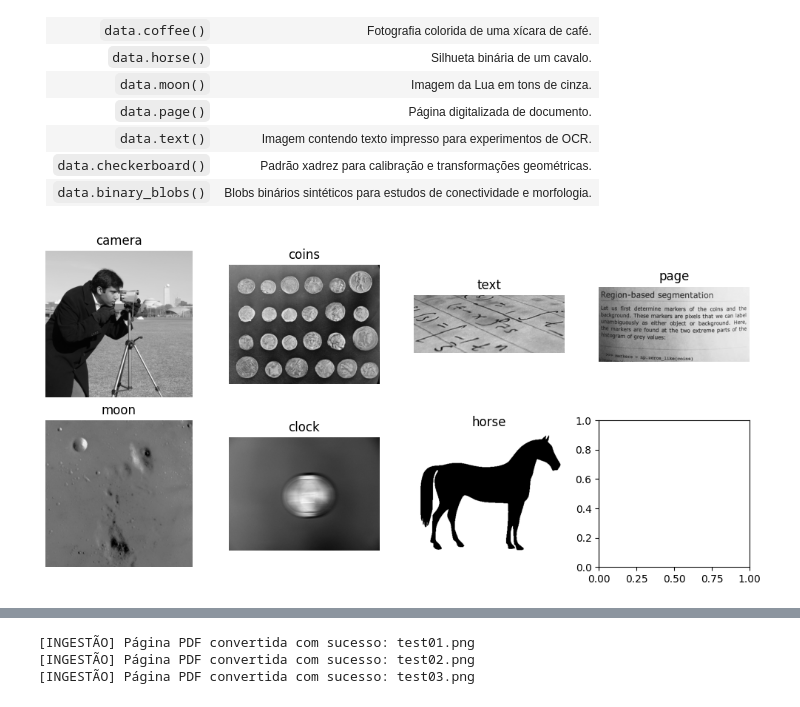
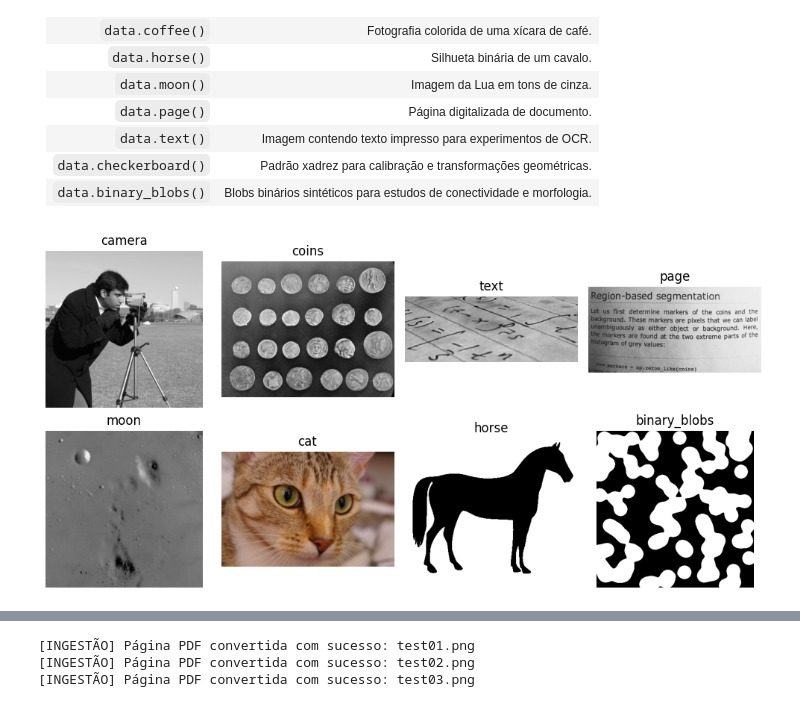
Before and after one commit to juanocv/pdi-vc, a Jupyter notebook: all/cap06/cap06.ipynb, the cells around one changed output, grey strips where cells are left out. Drawn from its saved outputs; the diff is of its cells as text; code cells hidden in the pictures.

```diff
--- a/all/cap06/cap06.ipynb
+++ b/all/cap06/cap06.ipynb
@@ -150,34 +161,35 @@ Markdown(
 | `data.checkerboard()` | Padrão xadrez para calibração e transformações geométricas.           |
 | `data.binary_blobs()` | Blobs binários sintéticos para estudos de conectividade e morfologia. |
 # %%
-#| label: fig-skimage-data
+#| label: fig-06-skimage-data
 #| fig-cap: "Algumas imagens públicas disponíveis em *skimage.data*."
 #| echo: true
 #| output: true
 
 import matplotlib.pyplot as plt
 from skimage import data
 
 imgs = {
     "camera": data.camera(),
     "coins": data.coins(),
     "text": data.text(),
     "page": data.page(),
     "moon": data.moon(),
-    "clock": data.clock(),
-    "horse": data.horse()
+    "cat": data.cat(),
+    "horse": data.horse(),
+    "binary_blobs": data.binary_blobs()
 }
 
 fig, ax = plt.subplots(2, 4, figsize=(10, 5))
 
 for a, (nome, img) in zip(ax.ravel(), imgs.items()):
     a.imshow(img, cmap="gray")
     a.set_title(nome)
     a.axis("off")
 
 plt.tight_layout()
 # %% [output]
-[figure, old version]
+[figure, new version]
 # %% [markdown]
 ## Fundamentos de OMR e Inspeção Industrial
 
```
Also changed, not shown: parts of 45 cells of this notebook, 9 other files.
